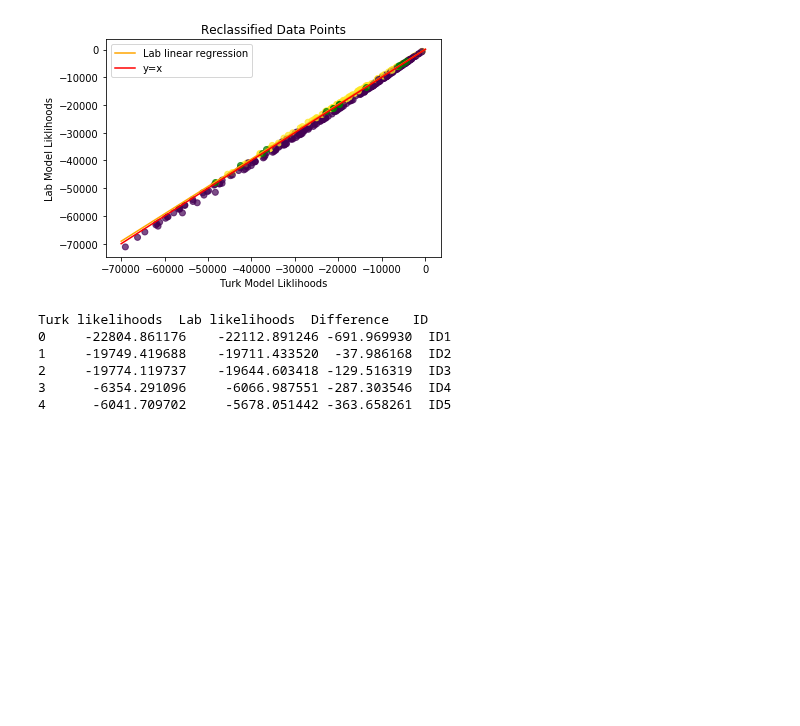
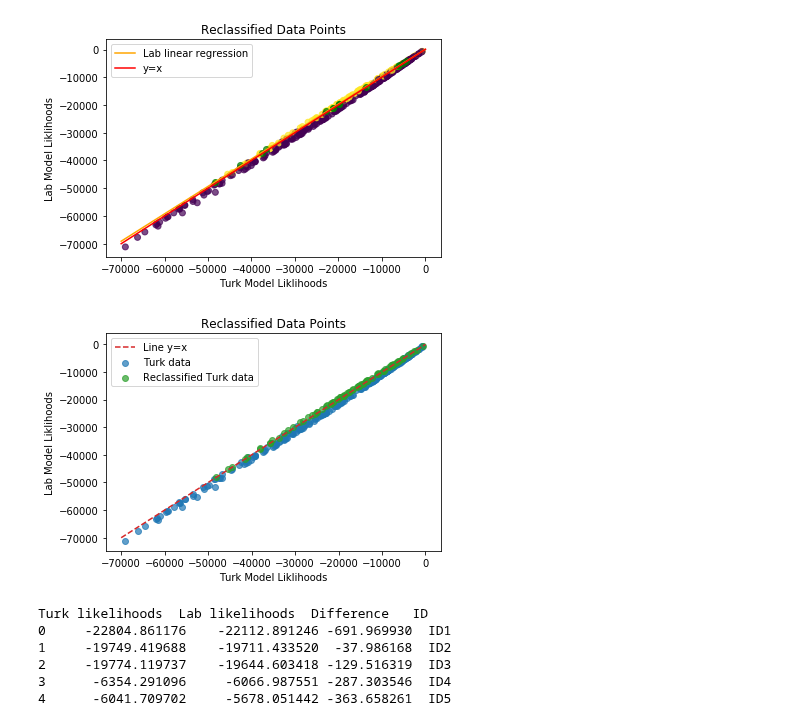
Before and after one commit to DJSaunders1997/Masters-Project, a Jupyter notebook: HMM cursor location.ipynb, the cells around one changed output. Saved outputs shown, nothing was run; the diff lists cells and outputs as text; code cells hidden in the pictures; blank space fills up the shorter version.

```diff
--- a/HMM cursor location.ipynb
+++ b/HMM cursor location.ipynb
@@ -1047,6 +1047,40 @@ plt.legend()
 plt.show()
 # %% [output]
 [figure]
+# %%
+fig, ax = plt.subplots()
+
+group = reclassified_turk_labels
+for g in np.unique(group):
+    i = np.where(group == g)
+    if g == 0:
+        label = 'Turk data'
+        colour = 'C0'
+    else:
+        label = 'Reclassified Turk data'
+        colour = 'C2'
+    ax.scatter(np.array(turk_data_turk_model)[i], np.array(turk_data_lab_model)[i], c=colour, label=label, alpha=0.7)
+
+#ax.scatter(lab_data_turk_model, lab_data_lab_model, c='C1', alpha=0.7, label='Lab data')
+
+plt.title('Reclassified Data Points')
+plt.xlabel('Turk Model Liklihoods')
+plt.ylabel('Lab Model Liklihoods')
+
+x = np.linspace(-70000,0,100)
+y = x
+plt.plot(x, y, 'C3', label='Line y=x', linestyle='dashed', alpha=1)
+
+plt.legend()
+
+plt.show()
+
+# These scatterplots show that there is not anywhere near as much variance with the turk model predictions as the lab model predictions.
+# Probably due to the fact we didtnt have much data to train the lab model with.
+# The positive quadrant shows that shows that while the turk likelihoods are always slightly higher, theyre directly correlated and not much difference.
+# Can we accume any positive likelihood from the lab model using turk data means theyre paying attention?
+# %% [output]
+[figure, added]
 # %%
 def compare_model_liklihoods(turk_model, lab_model, data, lengths, IDs):
     # Given a model and some data and lengths return a dataframe of each user, and the liklihoods for different models.
```
Also changed, not shown: parts of 1 cell of this notebook, 10 other files.
